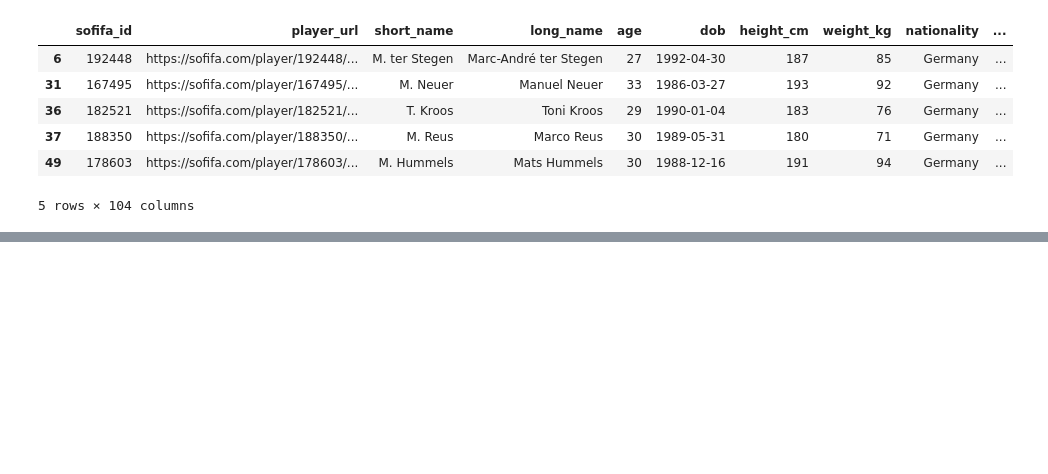
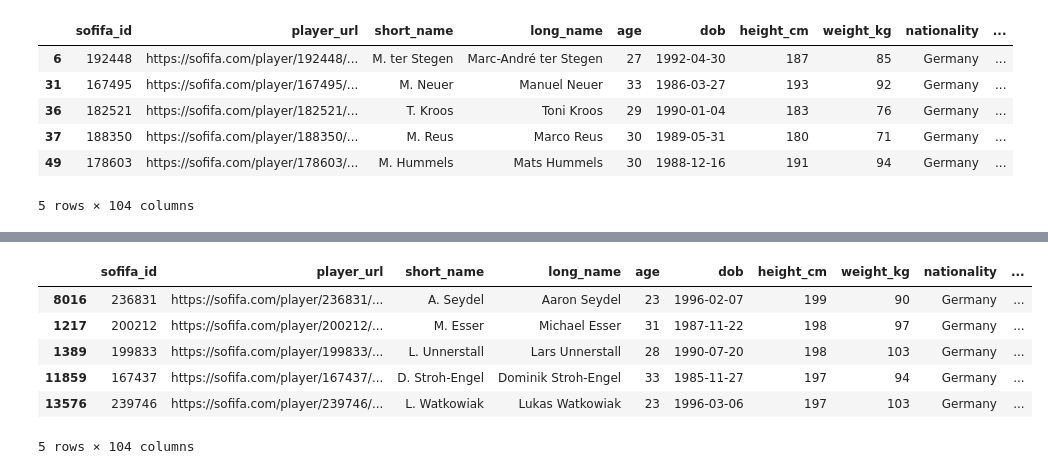
Before and after one commit to imamahasane/Data_Analysis_Practices, a Jupyter notebook: FIFA_Data_Analysis/FIFA_Data.ipynb, the cells around one changed output, grey strips where cells are left out. Drawn from its saved outputs; the diff is of its cells as text; code cells hidden in the pictures; blank space fills up the shorter version.

```diff
--- a/FIFA_Data_Analysis/FIFA_Data.ipynb
+++ b/FIFA_Data_Analysis/FIFA_Data.ipynb
@@ -232,0 +250,10 @@ germany.head()
+# %%
+a.head()
+# %% [output]
+|  | sofifa_id | player_url | short_name | long_name | age | dob | height_cm | weight_kg | nationality | ... |
+| 8016 | 236831 | https://sofifa.com/player/236831/... | A. Seydel | Aaron Seydel | 23 | 1996-02-07 | 199 | 90 | Germany | ... |
+| 1217 | 200212 | https://sofifa.com/player/200212/... | M. Esser | Michael Esser | 31 | 1987-11-22 | 198 | 97 | Germany | ... |
+| 1389 | 199833 | https://sofifa.com/player/199833/... | L. Unnerstall | Lars Unnerstall | 28 | 1990-07-20 | 198 | 103 | Germany | ... |
+| 11859 | 167437 | https://sofifa.com/player/167437/... | D. Stroh-Engel | Dominik Stroh-Engel | 33 | 1985-11-27 | 197 | 94 | Germany | ... |
+| 13576 | 239746 | https://sofifa.com/player/239746/... | L. Watkowiak | Lukas Watkowiak | 23 | 1996-03-06 | 197 | 103 | Germany | ... |
+5 rows × 104 columns
```
Also changed, not shown: parts of 13 cells of this notebook.
